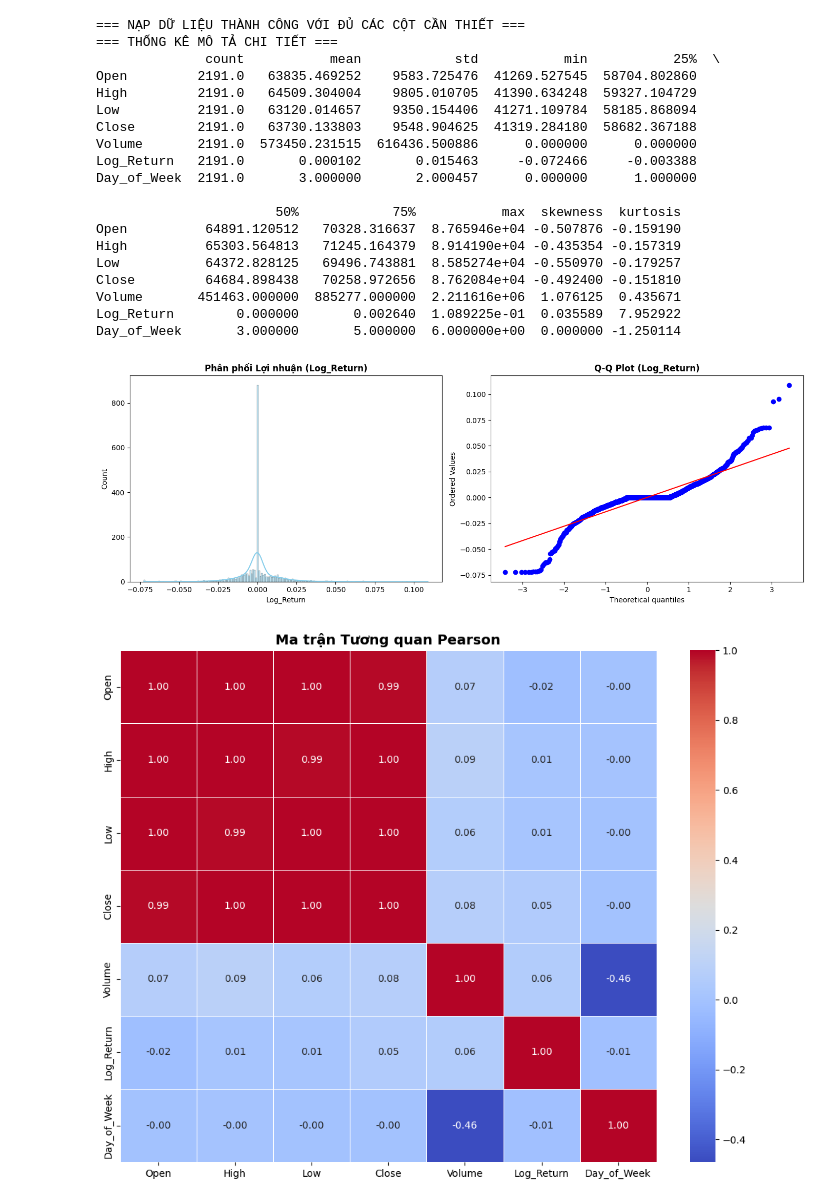
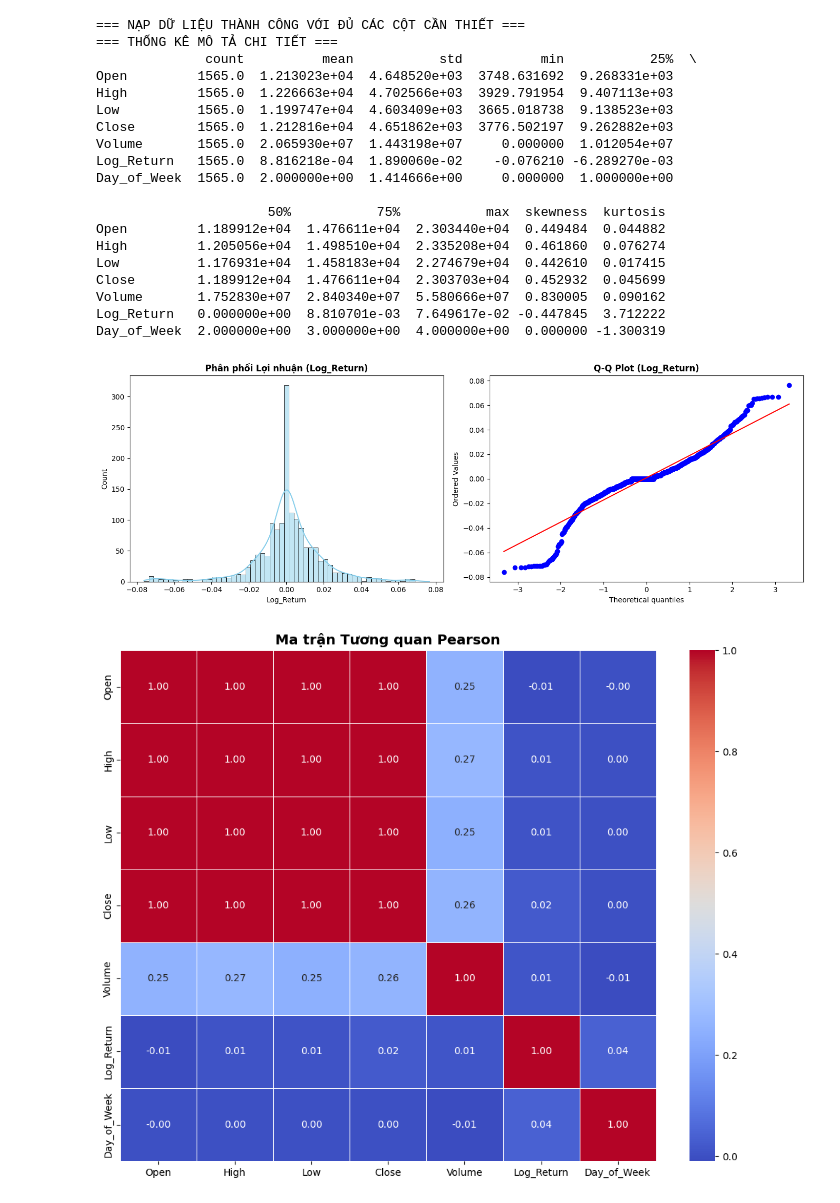
Before and after one commit to chungdangitnet/AI-Quant-Trading, a Jupyter notebook: notebook/04_exploratory_data_analysis.ipynb, the cells around one changed output. Saved outputs shown, nothing was run; the diff lists cells and outputs as text; code cells hidden in the pictures.

```diff
--- a/notebook/04_exploratory_data_analysis.ipynb
+++ b/notebook/04_exploratory_data_analysis.ipynb
@@ -12,7 +12,7 @@ sys.path.append(os.path.abspath(".."))
 from utils.eda_analyzer import FinancialEDA
 
 # 1. Nạp dữ liệu GAS đã tiền xử lý từ Notebook 03
-df_clean = pd.read_parquet("../data/processed/GAS_cleaned.parquet")
+df_clean = pd.read_parquet("../data/processed/MBB_cleaned.parquet")
 
 # 2. Tạo bổ sung các cột bắt buộc cho phân tích mùa vụ (Seasonality & ANOVA)
 # Tính Log Return nếu chưa có
@@ -31,48 +31,48 @@ df_clean.dropna(inplace=True)
 
 # 3. Khởi tạo mô-đun EDA
 eda = FinancialEDA(df_clean, target_col="Close")
 print("=== NẠP DỮ LIỆU THÀNH CÔNG VỚI ĐỦ CÁC CỘT CẦN THIẾT ===")
 
 # Cell 2: In Báo cáo Thống kê Mô tả Tổng quan
 stats_summary = eda.summary_overview()
 print("=== THỐNG KÊ MÔ TẢ CHI TIẾT ===")
 print(stats_summary)
 
 # Cell 3: Bộ Biểu đồ Phân phối Chi tiết cho Log Return
 eda.plot_distribution_suite(col="Log_Return")
 
 # Cell 4: Phân tích Ma trận Tương quan Đa phương pháp
 eda.plot_correlations()
 
 # Cell 5: Phân tích Mùa vụ & Kiểm định ANOVA / Kruskal-Wallis
 eda.plot_seasonality_and_anova()
 
 # Cell 6: Phân tích Tương quan Mùa vụ dài hạn (Day of Year vs Profit)
 print("\n=== TƯƠNG QUAN GIỮA NGÀY TRONG NĂM VÀ LỢI NHUẬN ===")
 eda.plot_day_of_year_vs_profit(period=60)
 
 # Cell 7: Phân tích Tương quan Chỉ báo Kỹ thuật (MACD vs Profit)
 print("\n=== TƯƠNG QUAN GIỮA MACD VÀ LỢI NHUẬN ===")
 eda.plot_macd_vs_profit(period=60)
 # %% [output]
 === NẠP DỮ LIỆU THÀNH CÔNG VỚI ĐỦ CÁC CỘT CẦN THIẾT ===
 === THỐNG KÊ MÔ TẢ CHI TIẾT ===
-              count           mean            std           min           25%  \
-Open         2191.0   63835.469252    9583.725476  41269.527545  58704.802860
-High         2191.0   64509.304004    9805.010705  41390.634248  59327.104729
-Low          2191.0   63120.014657    9350.154406  41271.109784  58185.868094
-Close        2191.0   63730.133803    9548.904625  41319.284180  58682.367188
-Volume       2191.0  573450.231515  616436.500886      0.000000      0.000000
-Log_Return   2191.0       0.000102       0.015463     -0.072466     -0.003388
-Day_of_Week  2191.0       3.000000       2.000457      0.000000      1.000000
+              count          mean           std          min           25%  \
+Open         1565.0  1.213023e+04  4.648520e+03  3748.631692  9.268331e+03
+High         1565.0  1.226663e+04  4.702566e+03  3929.791954  9.407113e+03
+Low          1565.0  1.199747e+04  4.603409e+03  3665.018738  9.138523e+03
+Close        1565.0  1.212816e+04  4.651862e+03  3776.502197  9.262882e+03
+Volume       1565.0  2.065930e+07  1.443198e+07     0.000000  1.012054e+07
+Log_Return   1565.0  8.816218e-04  1.890060e-02    -0.076210 -6.289270e-03
+Day_of_Week  1565.0  2.000000e+00  1.414666e+00     0.000000  1.000000e+00
 
-                       50%            75%           max  skewness  kurtosis
-Open          64891.120512   70328.316637  8.765946e+04 -0.507876 -0.159190
-High          65303.564813   71245.164379  8.914190e+04 -0.435354 -0.157319
-Low           64372.828125   69496.743881  8.585274e+04 -0.550970 -0.179257
-Close         64684.898438   70258.972656  8.762084e+04 -0.492400 -0.151810
-Volume       451463.000000  885277.000000  2.211616e+06  1.076125  0.435671
-Log_Return        0.000000       0.002640  1.089225e-01  0.035589  7.952922
-Day_of_Week       3.000000       5.000000  6.000000e+00  0.000000 -1.250114
+                      50%           75%           max  skewness  kurtosis
+Open         1.189912e+04  1.476611e+04  2.303440e+04  0.449484  0.044882
+High         1.205056e+04  1.498510e+04  2.335208e+04  0.461860  0.076274
+Low          1.176931e+04  1.458183e+04  2.274679e+04  0.442610  0.017415
+Close        1.189912e+04  1.476611e+04  2.303703e+04  0.452932  0.045699
+Volume       1.752830e+07  2.840340e+07  5.580666e+07  0.830005  0.090162
+Log_Return   0.000000e+00  8.810701e-03  7.649617e-02 -0.447845  3.712222
+Day_of_Week  2.000000e+00  3.000000e+00  4.000000e+00  0.000000 -1.300319
-[figure, old version]
+[figure, new version]
-[figure, old version]
+[figure, new version]
```
Also changed, not shown: parts of 5 cells of this notebook, 12 other files.
